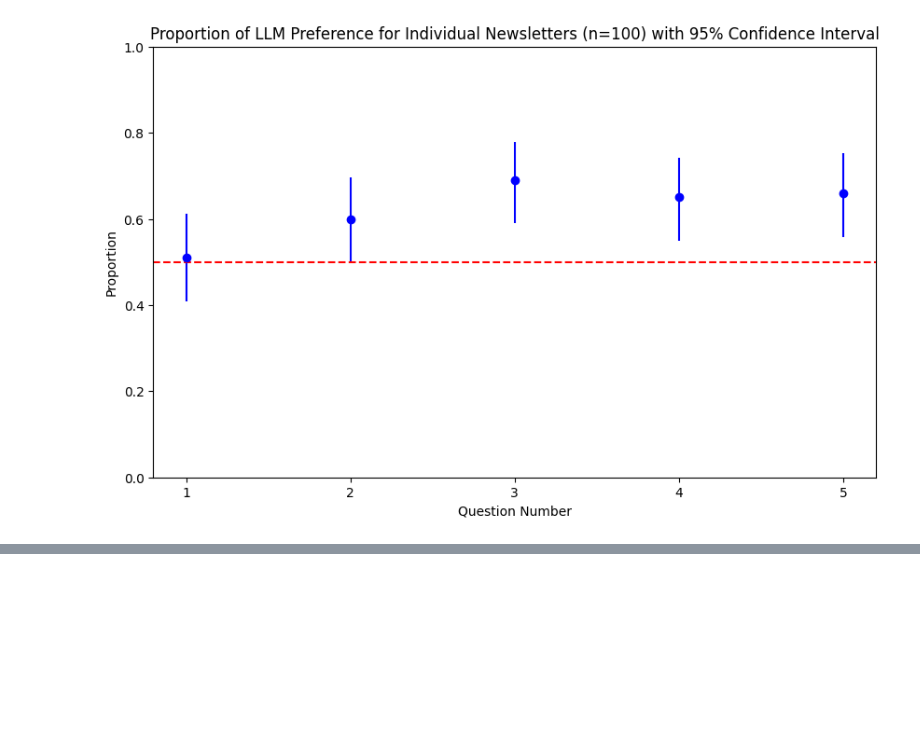
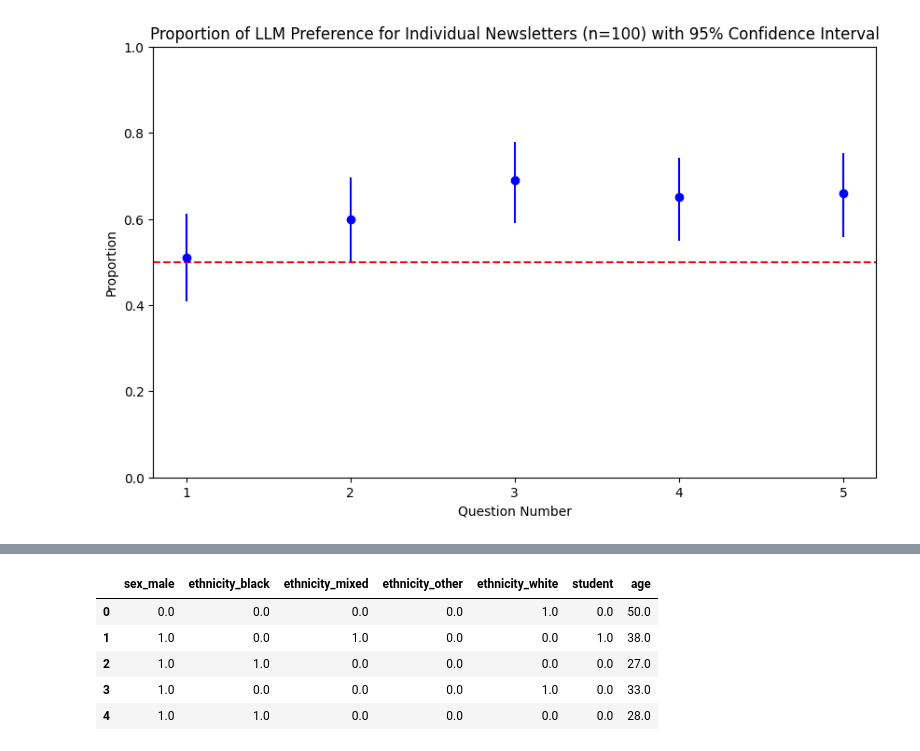
Before and after one commit to NHagar/email-personalization, a Jupyter notebook: analysis/survey_results.ipynb, the cells around one changed output, grey strips where cells are left out. Cells and saved outputs as stored; diff of their text form; code cells hidden in the pictures; blank space fills up the shorter version.

```diff
--- a/analysis/survey_results.ipynb
+++ b/analysis/survey_results.ipynb
@@ -228,0 +342,11 @@ plt.show()
+# %%
+X["Age"] = responses_filtered["Age"]
+# %%
+X = sm.add_constant(X)
+# %%
+X = X.astype(float)
+# %%
+vif_data = pd.DataFrame()
+vif_data["feature"] = X.columns
+vif_data["VIF"] = [variance_inflation_factor(X.dropna().values, i) for i in range(X.shape[1])]
+vif_data
@@ -228,0 +368,27 @@ plt.show()
+# %%
+# Filter features where VIF is higher than 4
+high_vif_features = vif_data[vif_data["VIF"] > 4]["feature"].tolist()
+
+# Drop these features from X
+X_filtered = X.drop(columns=high_vif_features)
+
+X_filtered = X_filtered.rename(
+    columns={
+        "Sex_Male": "sex_male",
+        "Ethnicity simplified_Black": "ethnicity_black",
+        "Ethnicity simplified_Mixed": "ethnicity_mixed",
+        "Ethnicity simplified_Other": "ethnicity_other",
+        "Ethnicity simplified_White": "ethnicity_white",
+        "Student status_Yes": "student",
+        "Age": "age"
+    }
+)
+
+X_filtered.head()
+# %% [output]
+|  | sex_male | ethnicity_black | ethnicity_mixed | ethnicity_other | ethnicity_white | student | age |
+| 0 | 0.0 | 0.0 | 0.0 | 0.0 | 1.0 | 0.0 | 50.0 |
+| 1 | 1.0 | 0.0 | 1.0 | 0.0 | 0.0 | 1.0 | 38.0 |
+| 2 | 1.0 | 1.0 | 0.0 | 0.0 | 0.0 | 0.0 | 27.0 |
+| 3 | 1.0 | 0.0 | 0.0 | 0.0 | 1.0 | 0.0 | 33.0 |
+| 4 | 1.0 | 1.0 | 0.0 | 0.0 | 0.0 | 0.0 | 28.0 |
```
Also changed, not shown: parts of 27 cells of this notebook.
